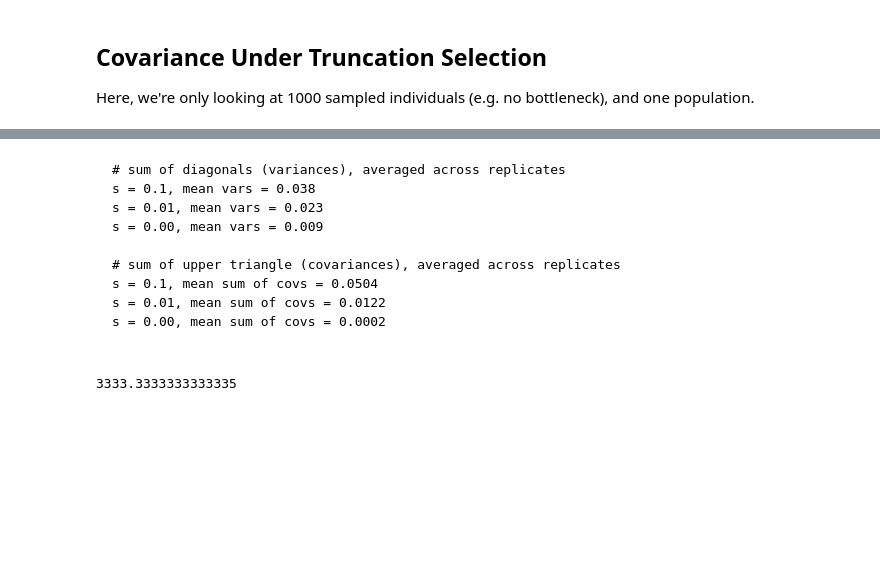
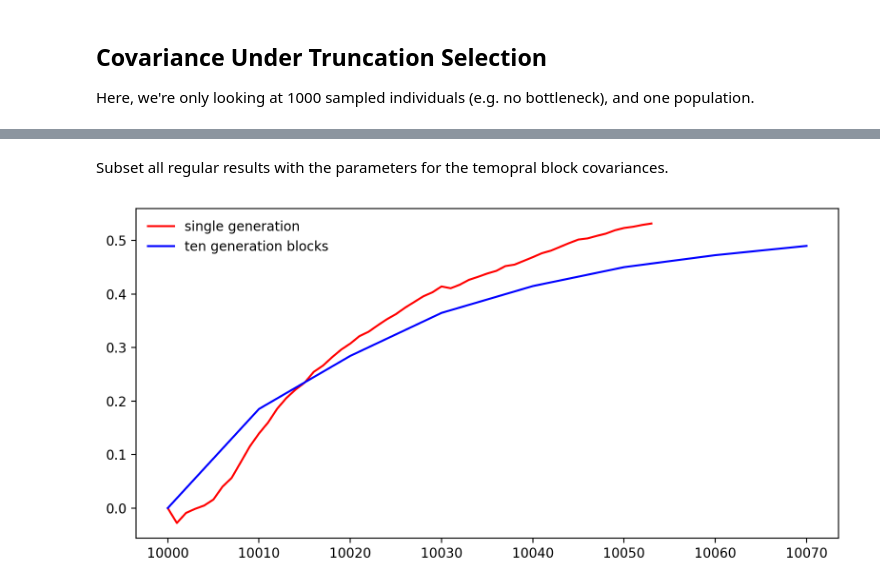
Before and after one commit to vsbuffalo/cvtk, a Jupyter notebook: notebooks/temporal_blocks.ipynb, the cells around one changed output, grey strips where cells are left out. Drawn from its saved outputs; the diff is of its cells as text; code cells hidden in the pictures; blank space fills up the shorter version.

````diff
--- a/notebooks/temporal_blocks.ipynb
+++ b/notebooks/temporal_blocks.ipynb
@@ -47,9 +48,11 @@ DATADIR = "../data/sims_intermediate/block_sampling/"
 Here, we're only looking at 1000 sampled individuals (e.g. no bottleneck), and one population.
 # %%
 converters = dict(N=int, alpha=float, nmu=float, rbp=float, tmu=float,
+                  Va=float, mag=float, L = int,
                   region_length=int, sampleN=int, shifttime=int, tail=float)
 
-block_results = load_pickled(DATADIR, converters=converters)
+block_results = load_pickled(BLOCK_DATADIR, converters=converters, add_in_Va=True)
+everygen_results_orig = load_pickled(EVERYGEN_DATADIR, converters=converters, add_in_Va=True)
 # %%
 len(block_results)
 # %% [output]
@@ -210,2 +59,0 @@ neut_files_2 = glob.glob(datadir + file + "_subpop2_neutfreqs.tsv")
-# %%
-d, covs = covs_from_twopop(neut_files_1[0], neut_files_2[0], end=65)
@@ -547,17 +60,56 @@ s = 0.00, mean sum of covs = 0.0002
-# %% [markdown]
-```
-# sum of diagonals (variances), averaged across replicates
-s = 0.1, mean vars = 0.038
-s = 0.01, mean vars = 0.023
-s = 0.00, mean vars = 0.009
-
-# sum of upper triangle (covariances), averaged across replicates
-s = 0.1, mean sum of covs = 0.0504
-s = 0.01, mean sum of covs = 0.0122
-s = 0.00, mean sum of covs = 0.0002
-
-```
-# %%
-(0.5 * 60) / 0.009
-# %% [output]
-3333.3333333333335
+# %% [markdown]
+Subset all regular results with the parameters for the temopral block covariances.
+# %%
+everygen_results = defaultdict(list)
+
+for key in block_results:
+    everygen_results[key].extend(everygen_results_orig[key])
+# %%
+stacked_block_results = average_runs(extract_runs({'Va':[0.01]}, block_results))
+stacked_everygen_results = average_runs(extract_runs({'Va':[0.01]}, everygen_results))
+# %%
+fig, ax = plt.subplots(ncols=1, nrows=1)
+
+block_gens = np.arange(10000, 10000 + 100, 10)[:-2]
+everygen_gens = np.arange(10000, 10000 + 55, 1)[:-1]
+
+maxgen = 20
+ref = 5
+
+# crap you need to do because matplotlib...
+labset = set()
+
+for params, (covs, Gs, dim) in stacked_everygen_results.items():
+    params = dict(params)
+
+    cov = covs.mean(axis=0)
+    lab = 'single generation'
+    ax.plot(everygen_gens, Gs.mean(axis=0)[:, 0], '-', label=lab, alpha=1, c='r')
+#     for i in range(covs.shape[0]):
+#         G = Gs[i, :, 0]
+#         lab = 'single generation' if i == 0 else ''
+#         ax.plot(everygen_gens, G, '-', label=lab, alpha=1, c='r')
+#         ax.set_xlabel("generation")
+#         ax.set_ylabel("G")
+#         ax.set_title("")
+#         ax.axhline(0, c='0.5', linewidth=1)
+
+for params, (covs, Gs, dim) in stacked_block_results.items():
+    params = dict(params)
+
+    cov = covs.mean(axis=0)
+    lab = 'ten generation blocks'
+    ax.plot(block_gens, Gs.mean(axis=0)[:, 0], '-', label=lab, alpha=1, c='b')
+#     for i in range(covs.shape[0]):
+#         G = Gs[i, :, 0]
+#         lab = 'ten generation blocks' if i == 0 else ''
+#         ax.plot(block_gens, G, '-', label=lab, alpha=1, c='b')
+#         ax.set_xlabel("generation")
+#         ax.set_ylabel("G")
+#         ax.set_title("")
+#         ax.axhline(0, c='0.5', linewidth=1)
+
+ax.legend(frameon=False)
+plt.tight_layout()
+# %% [output]
+[figure, added]
````
Also changed, not shown: parts of 67 cells of this notebook, 7 other files.
